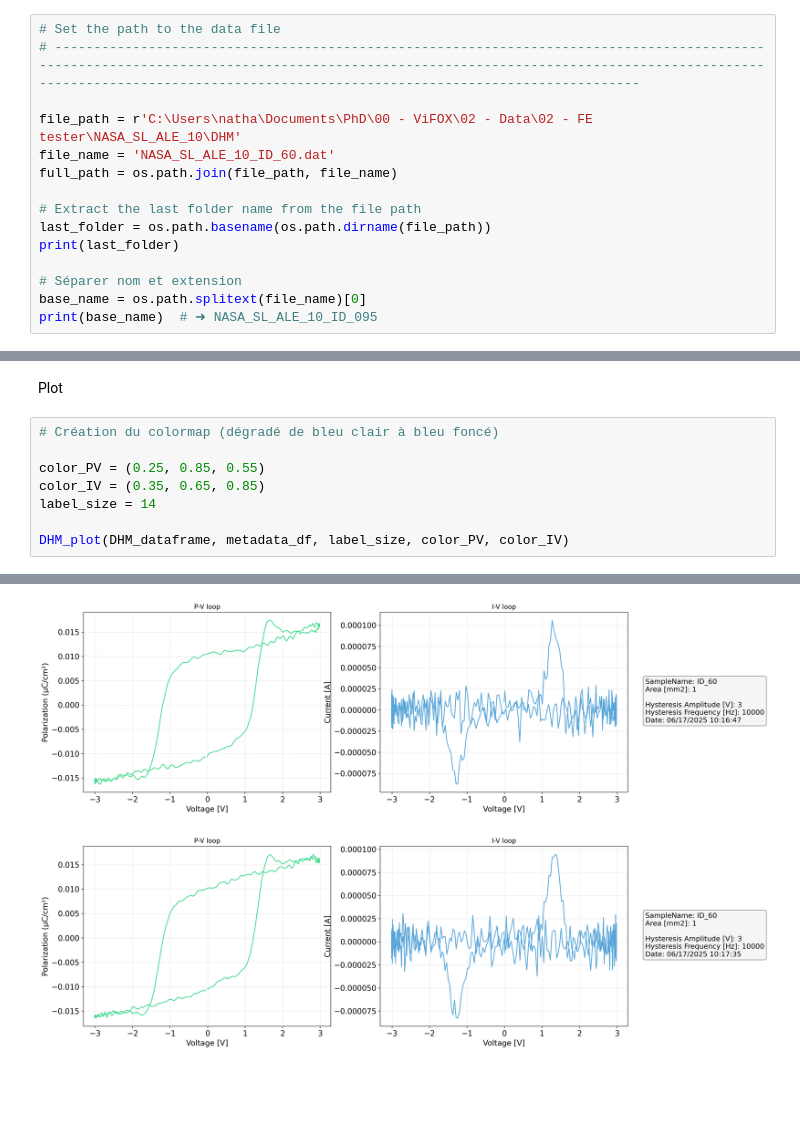
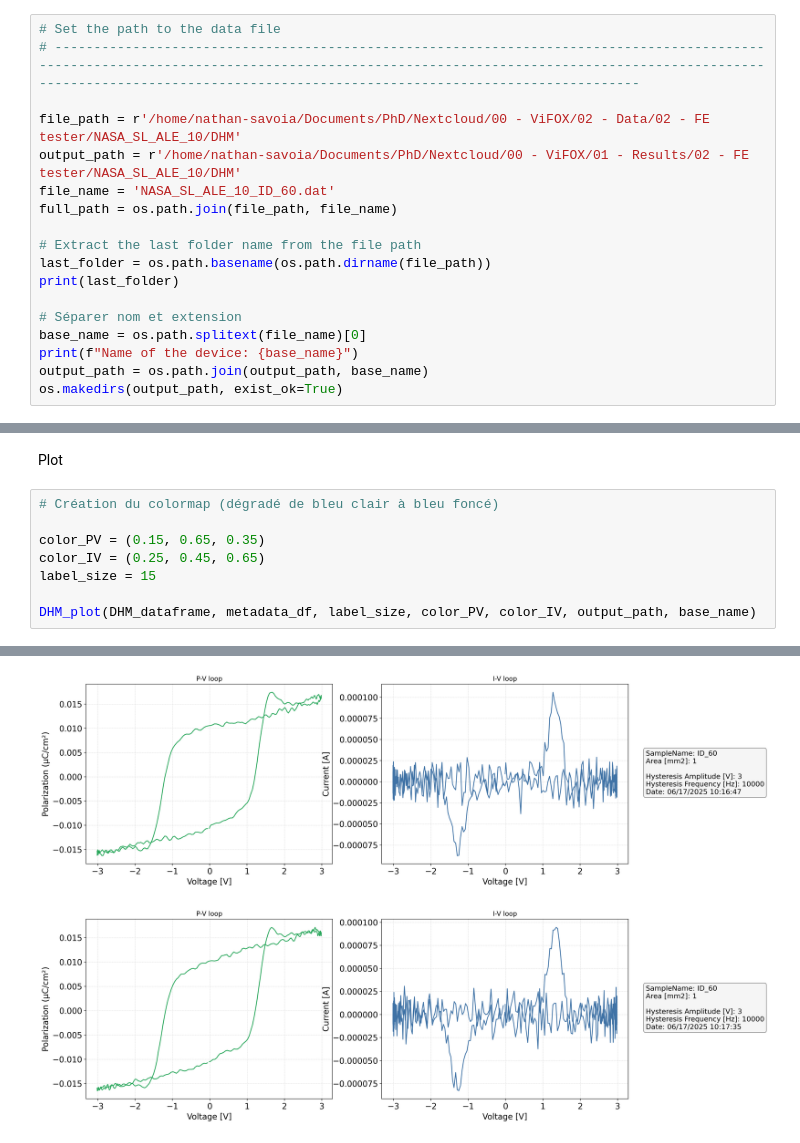
Before and after one commit to NEO-ETHZ/FE-tester-data-analysis, a Jupyter notebook: DHM_measurement/main.ipynb, the cells around one changed output, grey strips where cells are left out. Cells and saved outputs as stored; diff of their text form; blank space fills up the shorter version.

```diff
--- a/DHM_measurement/main.ipynb
+++ b/DHM_measurement/main.ipynb
@@ -29,7 +30,8 @@ from src.Plot import DHM_plot
 # Set the path to the data file
 # ---------------------------------------------------------------------------------------------------------------------------------------------------------------------------------------------------------------------------------------------------------------------
 
-file_path = r'C:\Users\natha\Documents\PhD\00 - ViFOX\02 - Data\02 - FE tester\NASA_SL_ALE_10\DHM'
+file_path = r'/home/nathan-savoia/Documents/PhD/Nextcloud/00 - ViFOX/02 - Data/02 - FE tester/NASA_SL_ALE_10/DHM'
+output_path = r'/home/nathan-savoia/Documents/PhD/Nextcloud/00 - ViFOX/01 - Results/02 - FE tester/NASA_SL_ALE_10/DHM'
 file_name = 'NASA_SL_ALE_10_ID_60.dat'
 full_path = os.path.join(file_path, file_name)
 
@@ -39,6 +41,8 @@ print(last_folder)
 
 # Séparer nom et extension
 base_name = os.path.splitext(file_name)[0]
-print(base_name)  # ➜ NASA_SL_ALE_10_ID_095
+print(f"Name of the device: {base_name}")
+output_path = os.path.join(output_path, base_name)
+os.makedirs(output_path, exist_ok=True)
 # %% [output]
 NASA_SL_ALE_10
@@ -57,9 +62,9 @@ Plot
 # %%
 # Création du colormap (dégradé de bleu clair à bleu foncé)
 
-color_PV = (0.25, 0.85, 0.55)
-color_IV = (0.35, 0.65, 0.85)
-label_size = 14
+color_PV = (0.15, 0.65, 0.35)
+color_IV = (0.25, 0.45, 0.65)
+label_size = 15
 
-DHM_plot(DHM_dataframe, metadata_df, label_size, color_PV, color_IV)
+DHM_plot(DHM_dataframe, metadata_df, label_size, color_PV, color_IV, output_path, base_name)
 # %% [output]
@@ -67,2 +72,2 @@ DHM_plot(DHM_dataframe, metadata_df, label_size, color_PV, color_IV)
-[figure, old version]
+[figure, new version]
-[figure, old version]
+[figure, new version]
```
Also changed, not shown: parts of 4 cells of this notebook, 9 other files.
